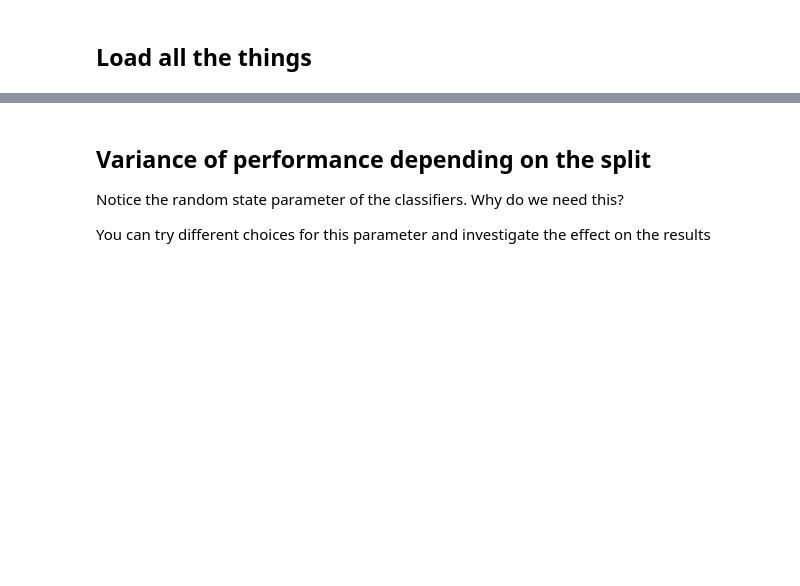
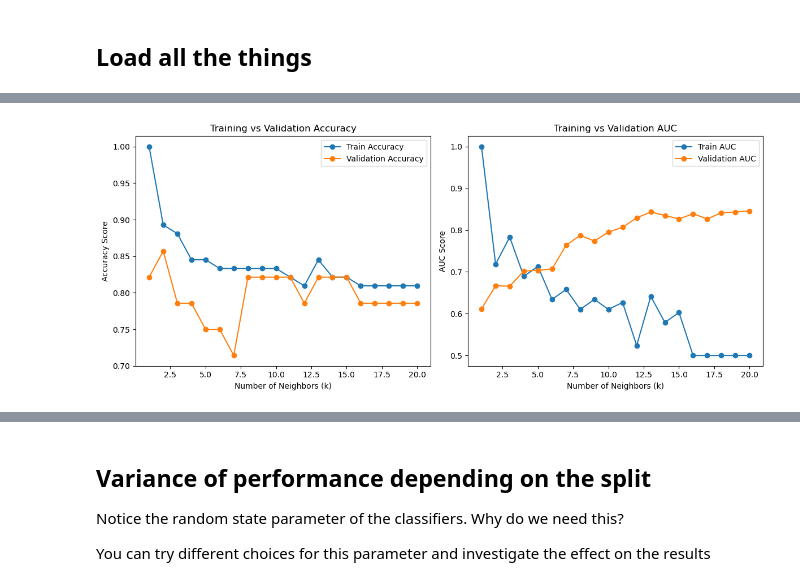
Before and after one commit to YCL92/2025-FYP-Exercises, a Jupyter notebook: 08_classifiers_and_evaluation/FYP_2025_classifiers_evaluation.ipynb, the cells around one changed output, grey strips where cells are left out. Drawn from its saved outputs; the diff is of its cells as text; code cells hidden in the pictures; blank space fills up the shorter version.

Commit message:
Preliminary experimental answers

```diff
--- a/08_classifiers_and_evaluation/FYP_2025_classifiers_evaluation.ipynb
+++ b/08_classifiers_and_evaluation/FYP_2025_classifiers_evaluation.ipynb
@@ -72,6 +69,20 @@ train_x, val_x, train_y, val_y = train_test_split(
 # However, reducing the size of the dataset will lead to more variability of your results
 
 # Think about exercises from last lecture, do we still want to do anything with the data? Do it here
+
+# ANSWER: Using StandardScaler, fit only on train
+
+from sklearn.preprocessing import StandardScaler
+
+# Initialize the scaler
+scaler = StandardScaler()
+
+# Fit the scaler on the training data and transform train_x
+train_x = scaler.fit_transform(train_x)
+
+# Transform val_x and test_x using the same scaler (do not fit again to avoid data leakage)
+val_x = scaler.transform(val_x)
+test_x = scaler.transform(test_x)
 # %%
 #Import classifier and metric
 from sklearn.neighbors import KNeighborsClassifier
@@ -92,10 +103,74 @@ print(val_auc_knn1)
 # TODOs for students:
 
 # 1) Try out different parameters of K using a for loop
+from sklearn.metrics import roc_auc_score, accuracy_score
+
+# Define the parameter grid for k
+possible_params = {'n_neighbors': range(1, 21)}  # Try k values from 1 to 20
+
+# Create a KNN classifier
+knn = KNeighborsClassifier()
+
+# Extract results from GridSearchCV
+k_values = possible_params['n_neighbors']
+mean_test_scores = results['mean_test_score']  # Mean validation AUC for each k
+
+# Initialize lists to store training and validation scores
+train_auc_scores = []
+train_accuracy_scores = []
+val_accuracy_scores = []
+
+# Loop through each k value to compute training and validation scores
+for k in k_values:
+    knn = KNeighborsClassifier(n_neighbors=k)
+    knn.fit(train_x, np.ravel(train_y))
+
+    # Predict on training and validation data
+    train_pred = knn.predict(train_x)
+    val_pred = knn.predict(val_x)
+
+    # Compute training AUC and accuracy
+    train_auc = roc_auc_score(train_y, train_pred)
+    train_accuracy = accuracy_score(train_y, train_pred)
+
+    # Compute validation accuracy
+    val_accuracy = accuracy_score(val_y, val_pred)
+
+    # Store scores
+    train_auc_scores.append(train_auc)
+    train_accuracy_scores.append(train_accuracy)
+    val_accuracy_scores.append(val_accuracy)
+
 
 # 2) Make a plot of the training vs validation AUC in the same plot.
 # You can also plot the accuracy metric in a different plot.
 # Remember to add proper axes labels and legend to the plots (Fig 5.5 in tutorial)
+plt.figure(figsize=(12, 5))
+
+# Plot AUC scores
+plt.subplot(1, 2, 2)
+plt.plot(k_values, train_auc_scores, label='Train AUC', marker='o')
+plt.plot(k_values, mean_test_scores, label='Validation AUC', marker='o')
+plt.xlabel('Number of Neighbors (k)')
+plt.ylabel('AUC Score')
+plt.title('Training vs Validation AUC')
+plt.legend()
+
+# Plot accuracy scores
+plt.subplot(1, 2, 1)
+plt.plot(k_values, train_accuracy_scores, label='Train Accuracy', marker='o')
+plt.plot(k_values, val_accuracy_scores, label='Validation Accuracy', marker='o')
+plt.xlabel('Number of Neighbors (k)')
+plt.ylabel('Accuracy Score')
+plt.title('Training vs Validation Accuracy')
+plt.legend()
+
+plt.tight_layout()
+plt.show()
 
 # Q: Do you see the values you would expect?
+# Answer: The plot should show that as k increases, the training AUC and accuracy may decrease,
+# while the validation AUC and accuracy may initially improve and then stabilize or
+# decrease. This is because a smaller k may overfit the training data,
+# while a larger k may generalize better but lose some predictive power.
 # %% [output]
@@ -102,0 +178 @@ print(val_auc_knn1)
+[figure, added]
```
Also changed, not shown: parts of 9 cells of this notebook.
